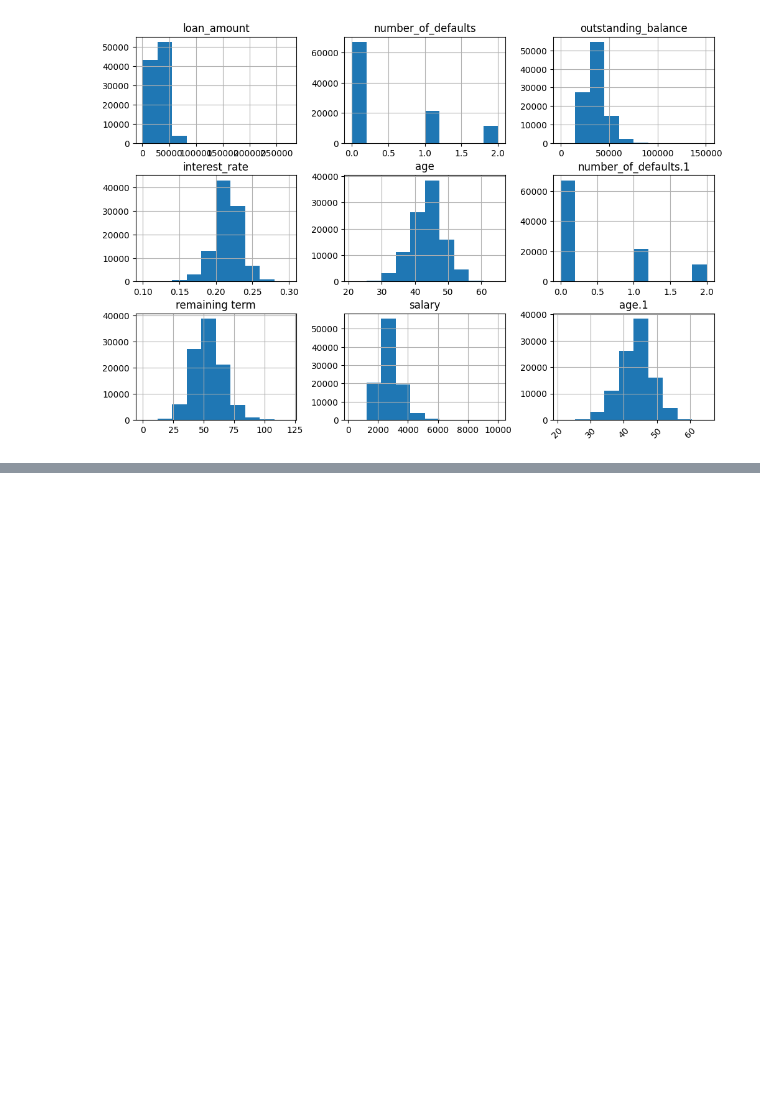
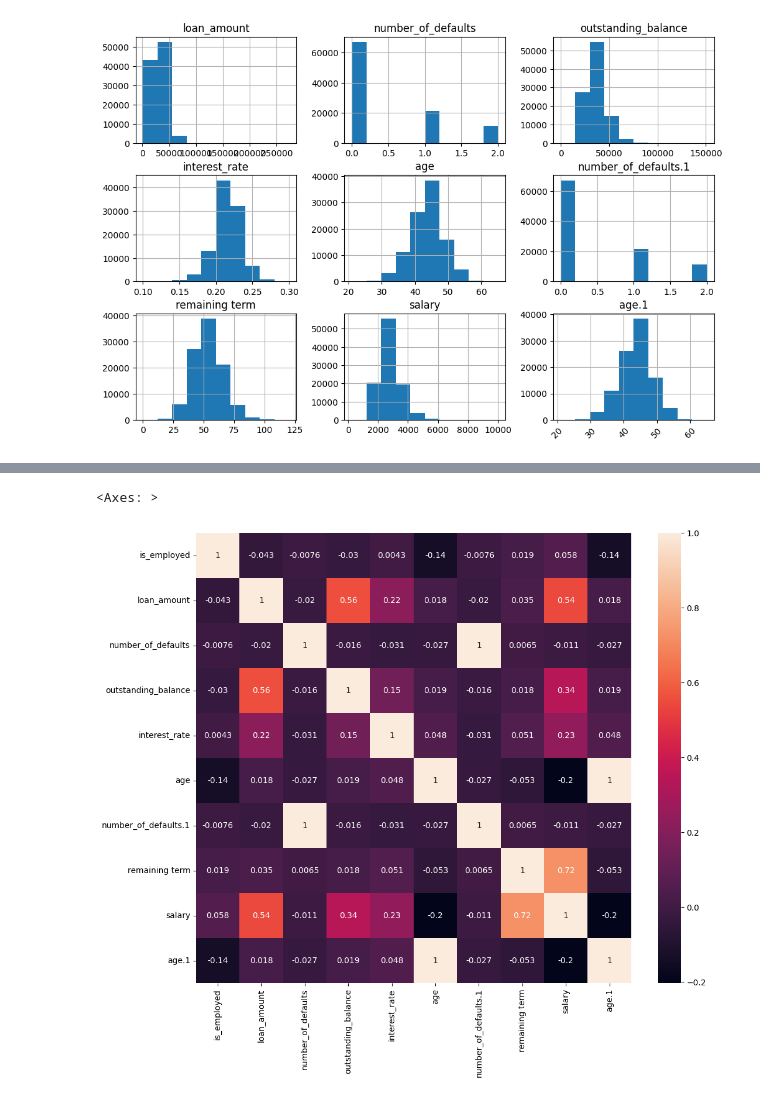
Before and after one commit to Augah2001/Data-Science-Competion-Question-and-Data, a Jupyter notebook: credit_risk.ipynb, the cells around one changed output, grey strips where cells are left out. Cells and saved outputs as stored; diff of their text form; code cells hidden in the pictures; blank space fills up the shorter version.

```diff
--- a/credit_risk.ipynb
+++ b/credit_risk.ipynb
@@ -534,0 +546,13 @@ plt.xticks(rotation = 45);
+# %%
+#multivariate relationships
+from sklearn.preprocessing import LabelEncoder
+le = LabelEncoder([''])
+
+
+
+plt.figure(figsize=(12,10))
+
+sns.heatmap(df.loc[:, [col for col in df if df[col].dtype not in ['category']]].corr(), annot= True)
+# %% [output]
+<Axes: >
+[figure, added]
```
Also changed, not shown: parts of 6 cells of this notebook, 1 other file.
